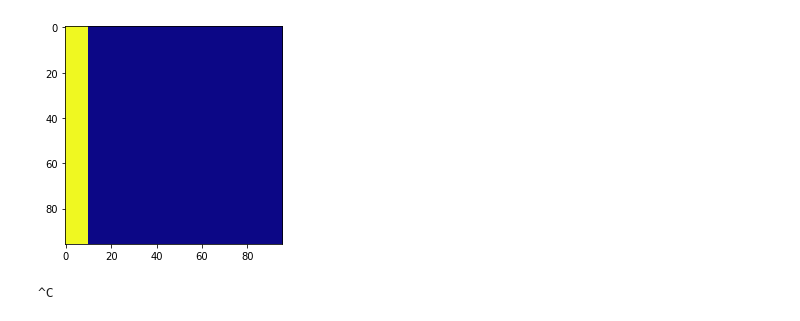
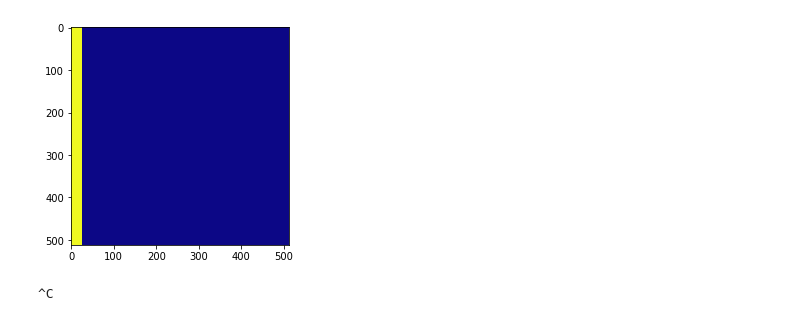
Before and after one commit to sabiomito/uffgpu2019, a Jupyter notebook: readmeContent/colabNotebook.ipynb, the cells around one changed output. Saved outputs shown, nothing was run; the diff lists cells and outputs as text; code cells hidden in the pictures.

```diff
--- a/readmeContent/colabNotebook.ipynb
+++ b/readmeContent/colabNotebook.ipynb
@@ -17,45 +19,47 @@ Switched to a new branch 'linuxRealTime'
 /content/uffgpu2019/PROJETO
 # %%
-from random import randint
-from random import seed
-arquivo = open('entrada.txt', 'w')
-tam = 96
-data = []
-for i in range(tam):
-  dt = []
-  for j in range(tam):
-    if(j<10):#(j>tam/2-5 and j<tam/2+4):# and i>128 and i<1024-128):# or (j>120 and j<130 and i >120 and i<130)):
-      dt.append(3)
-    else:
-      dt.append(0)
+def fazEntrada(tam,show):
+  from random import randint
+  from random import seed
+  arquivo = open('entrada.txt', 'w')
+  data = []
+  for i in range(tam):
+    dt = []
+    for j in range(tam):
+      if(j<tam/20):#(j>tam/2-5 and j<tam/2+4):# and i>128 and i<1024-128):# or (j>120 and j<130 and i >120 and i<130)):
+        dt.append(3)
+      else:
+        dt.append(0)
 
-  data.append(dt)
+    data.append(dt)
 
 
-#seed(30)
-#for i in range(tam):
-#  data[randint(0,tam-1)][randint(0,tam-1)] = 3
+  #seed(30)
+  #for i in range(tam):
+  #  data[randint(0,tam-1)][randint(0,tam-1)] = 3
 
 
-for i in range(tam):
-  txt = ""
-  for j in range(tam):
-    txt+=" "+str(data[i][j])
-  arquivo.write(txt+"\n")
-arquivo.close()
+  for i in range(tam):
+    txt = ""
+    for j in range(tam):
+      txt+=" "+str(data[i][j])
+    arquivo.write(txt+"\n")
+  arquivo.close()
 
 
-from matplotlib import pyplot as plt
-arquivo = open('entrada.txt', 'r')
-img = []
-for linha in arquivo:
-    img.append(list(map(int,linha.split())))
-#print(img)
-arquivo.close()
-plt.imshow(img,cmap='plasma')
-plt.show()
+  from matplotlib import pyplot as plt
+  arquivo = open('entrada.txt', 'r')
+  img = []
+  for linha in arquivo:
+      img.append(list(map(int,linha.split())))
+  #print(img)
+  arquivo.close()
+  plt.imshow(img,cmap='plasma')
+  if(show):
+    plt.show()
+fazEntrada(512,True)
 # %% [output]
-[figure, old version]
+[figure, new version]
 # %%
 import os
 def compile(steps):
```
Also changed, not shown: parts of 6 cells of this notebook, 5 other files.
